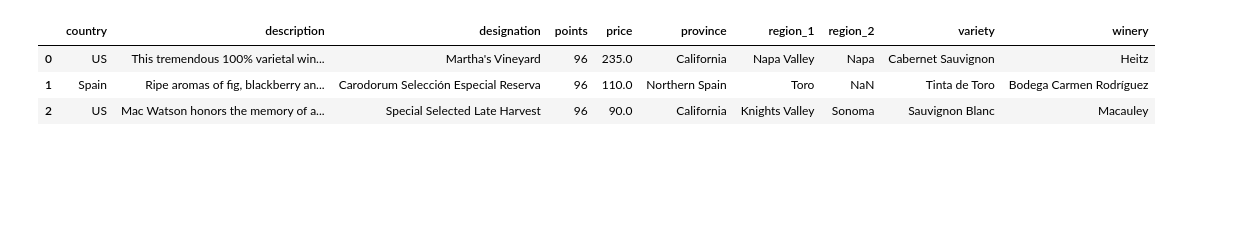
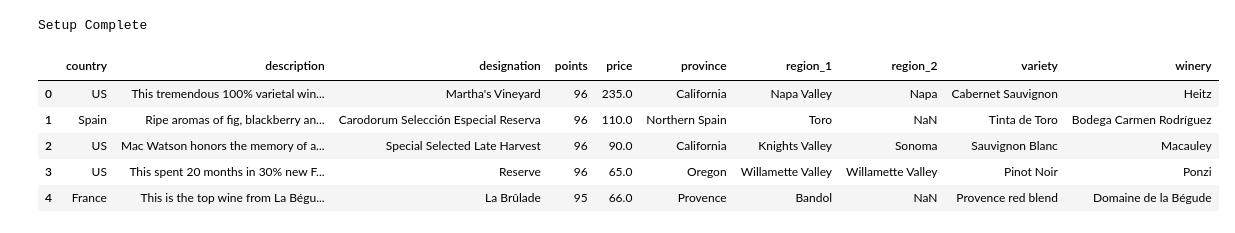
Before and after one commit to manojmukkamala/me, a Jupyter notebook: pythonreports/DataVisualization.ipynb, the cells around one changed output. Cells and saved outputs as stored; diff of their text form; code cells hidden in the pictures; blank space fills up the shorter version.

```diff
--- a/pythonreports/DataVisualization.ipynb
+++ b/pythonreports/DataVisualization.ipynb
@@ -3,11 +31,23 @@
+# %%
+import numpy as np
+import pandas as pd
+import matplotlib.pyplot as plt
+import seaborn as sns
+import warnings
+warnings.filterwarnings('ignore')
+
+%matplotlib inline
+print("Setup Complete")
+# %% [output]
+Setup Complete
 # %%
-import pandas as pd
-import matplotlib.pyplot as plt
 reviews = pd.read_csv("winemag-data_first150k.csv", index_col = 0)
-reviews.head(3)
+reviews.head(5)
 # %% [output]
 |  | country | description | designation | points | price | province | region_1 | region_2 | variety | winery |
 | 0 | US | This tremendous 100% varietal win... | Martha's Vineyard | 96 | 235.0 | California | Napa Valley | Napa | Cabernet Sauvignon | Heitz |
 | 1 | Spain | Ripe aromas of fig, blackberry an... | Carodorum Selección Especial Reserva | 96 | 110.0 | Northern Spain | Toro | NaN | Tinta de Toro | Bodega Carmen Rodríguez |
 | 2 | US | Mac Watson honors the memory of a... | Special Selected Late Harvest | 96 | 90.0 | California | Knights Valley | Sonoma | Sauvignon Blanc | Macauley |
+| 3 | US | This spent 20 months in 30% new F... | Reserve | 96 | 65.0 | Oregon | Willamette Valley | Willamette Valley | Pinot Noir | Ponzi |
+| 4 | France | This is the top wine from La Bégu... | La Brûlade | 95 | 66.0 | Provence | Bandol | NaN | Provence red blend | Domaine de la Bégude |
 # %% [markdown]
```
Also changed, not shown: parts of 10 cells of this notebook, 25 other files.
